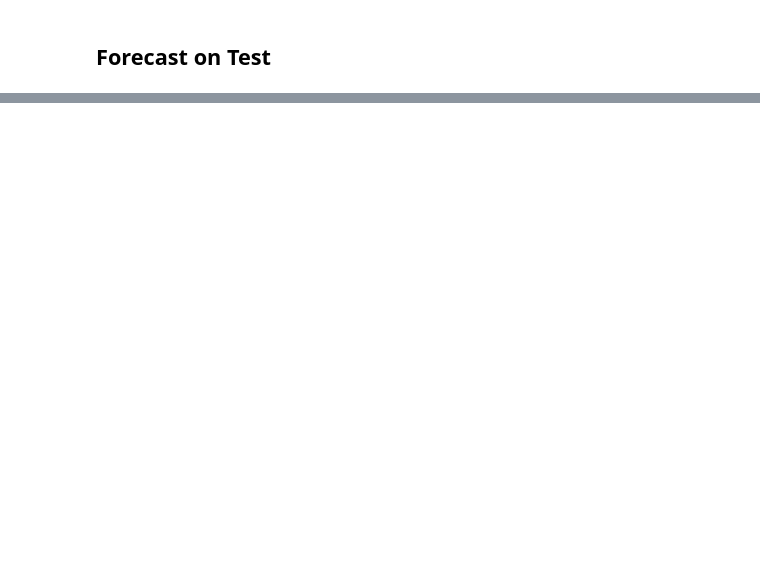
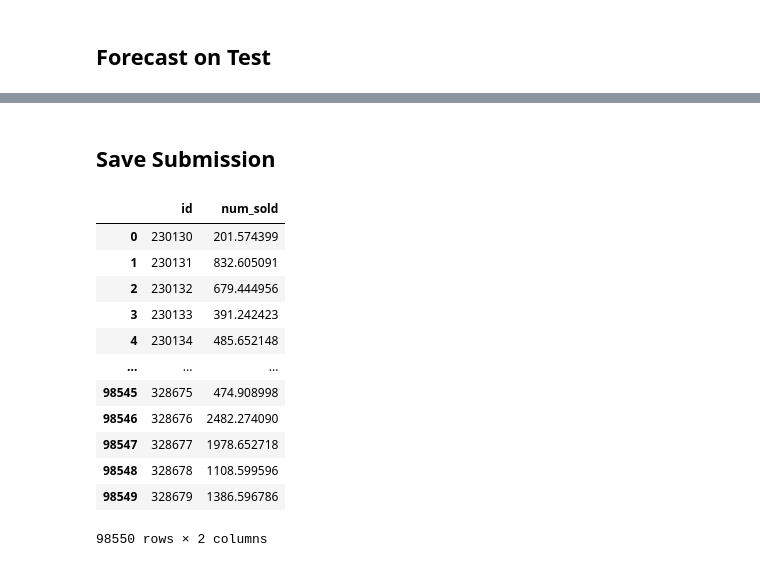
Before and after one commit to ROUSenghak/Forecasting_Sticker_Sales, a Jupyter notebook: main.ipynb, the cells around one changed output, grey strips where cells are left out. Cells and saved outputs as stored; diff of their text form; code cells hidden in the pictures; blank space fills up the shorter version.

```diff
--- a/main.ipynb
+++ b/main.ipynb
@@ -558,2 +455,6 @@ Mean Residual Deviance: 3454.2344609346874
 # %% [markdown]
 ## Forecast on Test
+# %%
+pred = h2o_gbm.predict(test_h2o)
+predictions_df = pred.as_data_frame()
+predictions_df
@@ -559,0 +476,21 @@ Mean Residual Deviance: 3454.2344609346874
+# %% [markdown]
+## Save Submission
+# %%
+submission = pd.DataFrame({'id': test.index, 'num_sold': predictions_df['predict']})
+submission.to_csv('submission_1.csv', index=False)
+# %%
+submission
+# %% [output]
+|  | id | num_sold |
+| 0 | 230130 | 201.574399 |
+| 1 | 230131 | 832.605091 |
+| 2 | 230132 | 679.444956 |
+| 3 | 230133 | 391.242423 |
+| 4 | 230134 | 485.652148 |
+| ... | ... | ... |
+| 98545 | 328675 | 474.908998 |
+| 98546 | 328676 | 2482.274090 |
+| 98547 | 328677 | 1978.652718 |
+| 98548 | 328678 | 1108.599596 |
+| 98549 | 328679 | 1386.596786 |
+98550 rows × 2 columns
```
Also changed, not shown: parts of 10 cells of this notebook, 4 other files.
